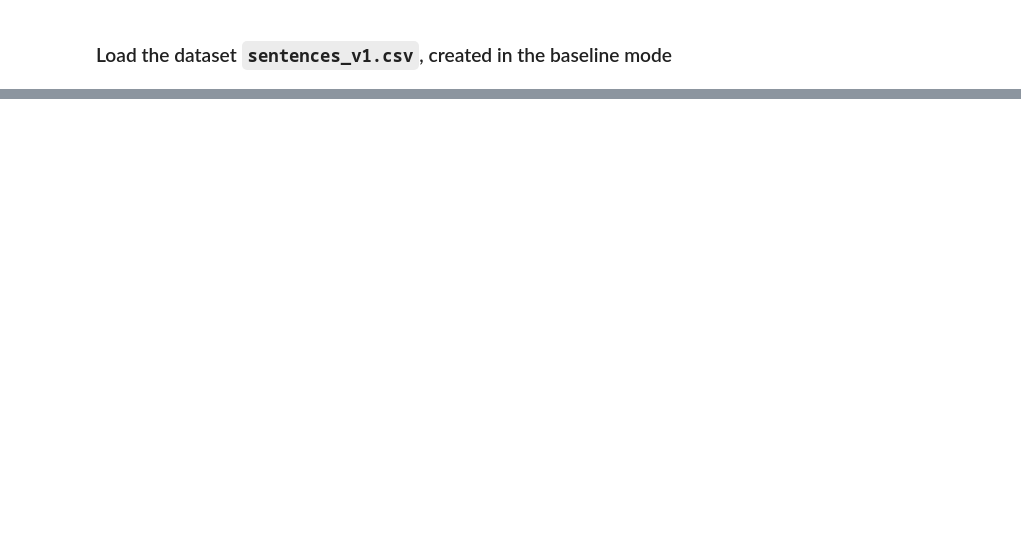
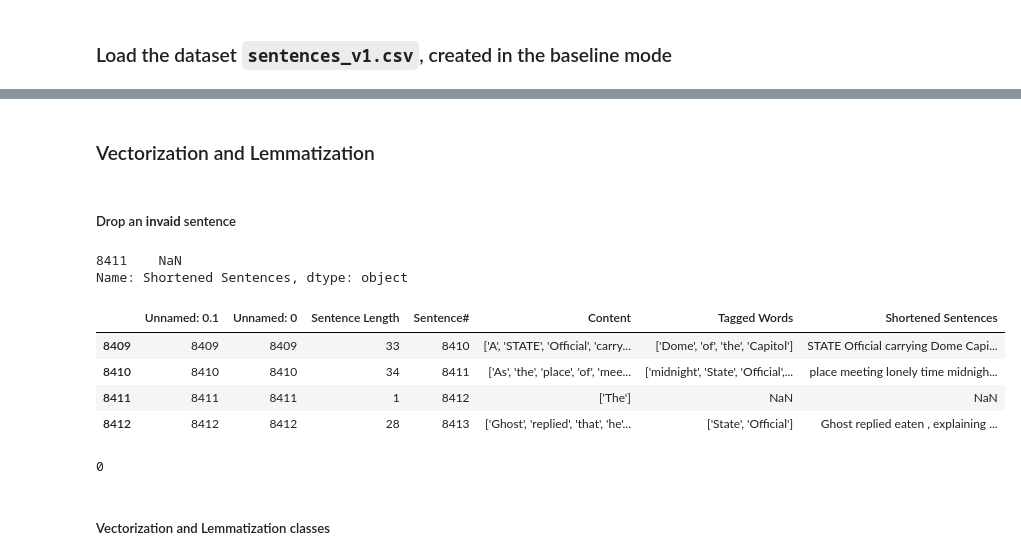
Before and after one commit to LaplaceCherub/glg-project, a Jupyter notebook: week_8_models/clustering_model.ipynb, the cells around one changed output, grey strips where cells are left out. Cells and saved outputs as stored; diff of their text form; code cells hidden in the pictures; blank space fills up the shorter version.

Commit message:
clustering model, working in process: lemmatization and dimension reduction are added

```diff
--- a/week_8_models/clustering_model.ipynb
+++ b/week_8_models/clustering_model.ipynb
@@ -114,3 +23,0 @@ df_grouped_temp = df_grouped_temp.reset_index()
-# %%
-sentences_df['Tagged Words'] = df_grouped_temp['Tagged Word']
-sentences_df.loc[sentences_df["Tagged Words"]==0, 'Tagged Words'] = np.nan
@@ -128,2 +23,0 @@ non_stop = non_stop.reset_index()
-# %%
-sentences_df['Shortened Sentences'] = non_stop['Non StopWord']
@@ -147,0 +24,2 @@ sentences_df.to_csv('sentences_v1.csv')
+# %%
+pd.set_option('display.max_colwidth', -1)
@@ -147,0 +34,2 @@ sentences_df.to_csv('sentences_v1.csv')
+# %%
+sentences_df.drop(columns=['Unnamed: 0.1', 'Unnamed: 0'], inplace=True)
@@ -147,0 +45,2 @@ sentences_df.to_csv('sentences_v1.csv')
+# %% [markdown]
+### Vectorization and Lemmatization
@@ -147,0 +49,15 @@ sentences_df.to_csv('sentences_v1.csv')
+# %% [markdown]
+##### Drop an **invaid** sentence
+# %%
+shortened_sent[shortened_sent.isna()]
+# %% [output]
+8411    NaN
+Name: Shortened Sentences, dtype: object
+# %%
+sentences_df.iloc[8409: 8413]
+# %% [output]
+|  | Unnamed: 0.1 | Unnamed: 0 | Sentence Length | Sentence# | Content | Tagged Words | Shortened Sentences |
+| 8409 | 8409 | 8409 | 33 | 8410 | ['A', 'STATE', 'Official', 'carry... | ['Dome', 'of', 'the', 'Capitol'] | STATE Official carrying Dome Capi... |
+| 8410 | 8410 | 8410 | 34 | 8411 | ['As', 'the', 'place', 'of', 'mee... | ['midnight', 'State', 'Official',... | place meeting lonely time midnigh... |
+| 8411 | 8411 | 8411 | 1 | 8412 | ['The'] | NaN | NaN |
+| 8412 | 8412 | 8412 | 28 | 8413 | ['Ghost', 'replied', 'that', 'he'... | ['State', 'Official'] | Ghost replied eaten , explaining ... |
@@ -147,0 +66,6 @@ sentences_df.to_csv('sentences_v1.csv')
+# %%
+shortened_sent.isna().sum()
+# %% [output]
+0
+# %% [markdown]
+##### Vectorization and Lemmatization classes
```
Also changed, not shown: parts of 85 cells of this notebook.
